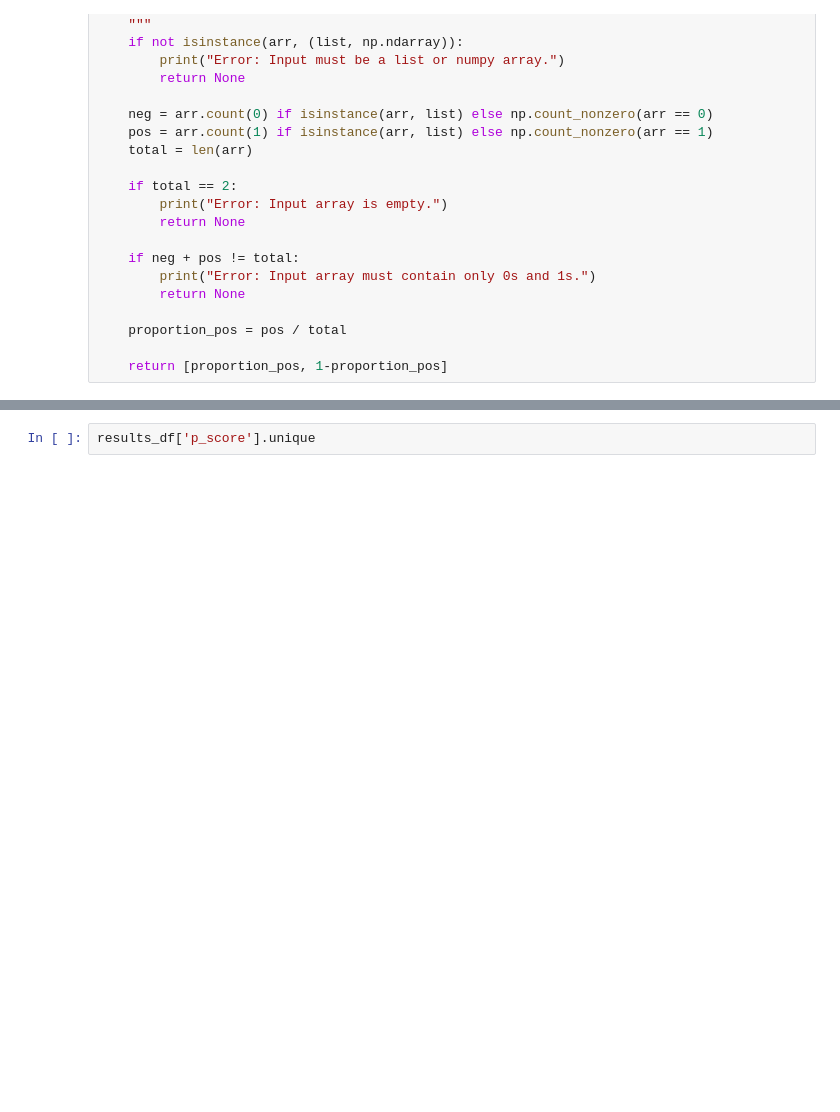
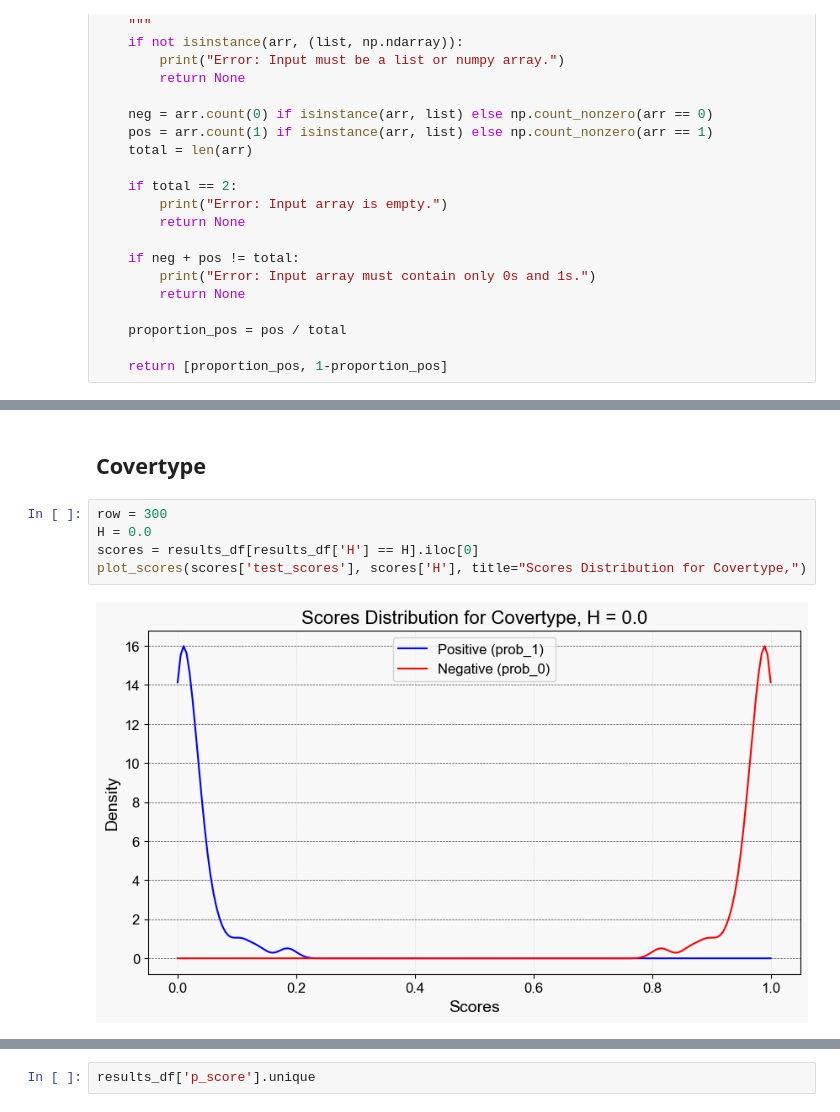
Before and after one commit to JPOrtegaa/score-drift-quantification, a Jupyter notebook: experiments_real.ipynb, the cells around one changed output, grey strips where cells are left out. Saved outputs shown, nothing was run; the diff lists cells and outputs as text; blank space fills up the shorter version.

```diff
--- a/experiments_real.ipynb
+++ b/experiments_real.ipynb
@@ -1166 +1248,10 @@ results_df
+# %% [markdown]
+## Covertype
+# %%
+row = 300
+H = 0.0
+scores = results_df[results_df['H'] == H].iloc[0]
+plot_scores(scores['test_scores'], scores['H'], title="Scores Distribution for Covertype,")
+# %% [output]
+[figure, added]
 # %%
```
Also changed, not shown: parts of 27 cells of this notebook, 1 other file.
